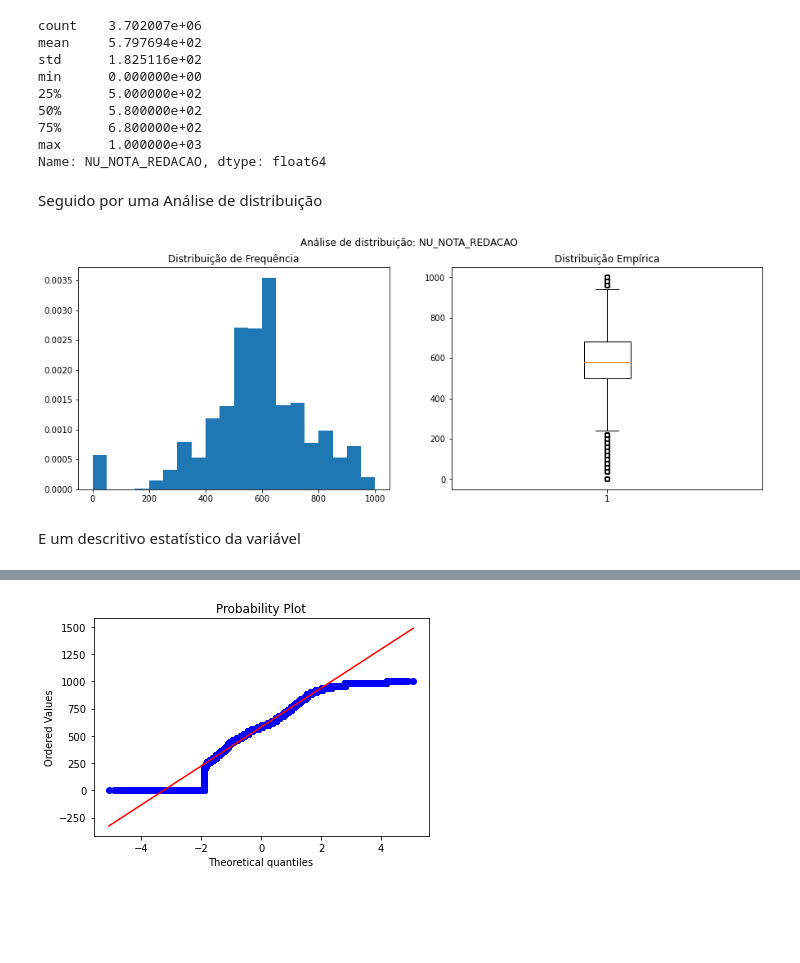
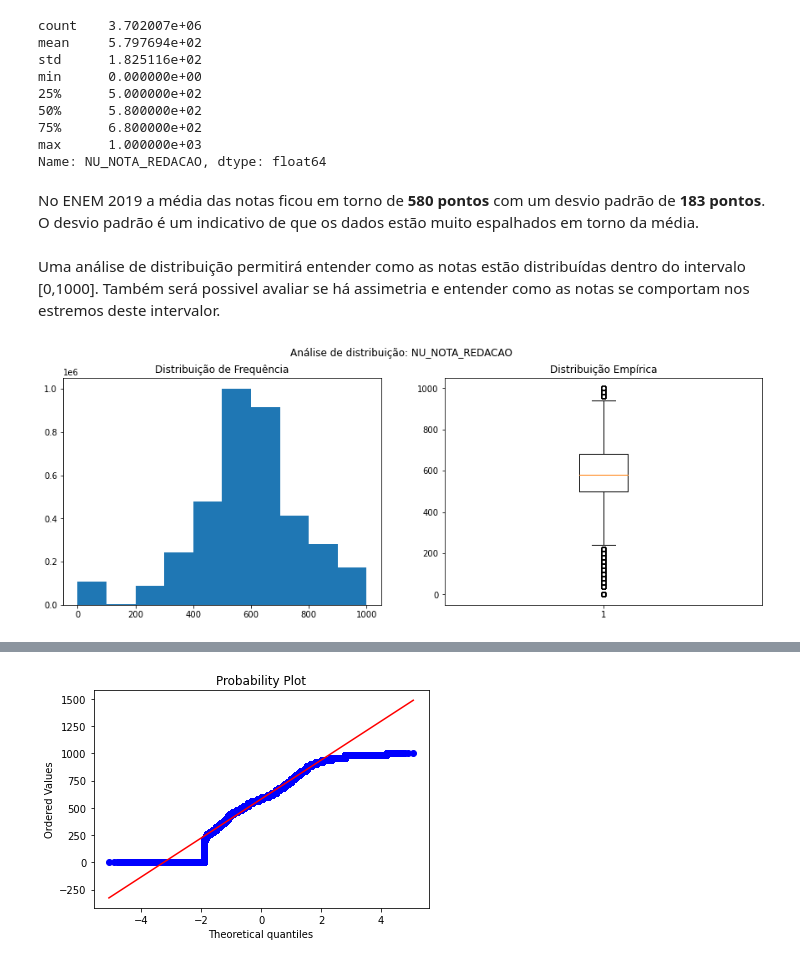
Before and after one commit to edvaldolaraujo/ML-Dados-Enem2019, a Jupyter notebook: 2 - ENEM 2019 - Experimento Machine Learning - Analise Exploratoria de Dados.ipynb, the cells around one changed output, grey strips where cells are left out. Saved outputs shown, nothing was run; the diff lists cells and outputs as text; code cells hidden in the pictures; blank space fills up the shorter version.

```diff
--- a/2 - ENEM 2019 - Experimento Machine Learning - Analise Exploratoria de Dados.ipynb
+++ b/2 - ENEM 2019 - Experimento Machine Learning - Analise Exploratoria de Dados.ipynb
@@ -44,22 +44,23 @@ min      0.000000e+00
 75%      6.800000e+02
 max      1.000000e+03
 Name: NU_NOTA_REDACAO, dtype: float64
-# %% [markdown]
-Seguido por uma Análise de distribuição
+# %% [markdown]
+No ENEM 2019 a média das notas ficou em torno de **580 pontos** com um desvio padrão de **183 pontos**.
+O desvio padrão é um indicativo de que os dados estão muito espalhados em torno da média.
+# %% [markdown]
+Uma análise de distribuição permitirá entender como as notas estão distribuídas dentro do intervalo [0,1000]. Também será possivel avaliar se há assimetria e entender como as notas se comportam nos estremos deste intervalor.
 # %%
 import matplotlib.pyplot as plt
 # %%
 fig, axs = plt.subplots(1, 2, figsize=(15,5))
 
 fig.suptitle('Análise de distribuição: NU_NOTA_REDACAO')
 
 axs[0].set_title('Distribuição de Frequência')
-axs[0].hist(enem2019_dados['NU_NOTA_REDACAO'],  bins=20, density=True)
+axs[0].hist(enem2019_dados['NU_NOTA_REDACAO'],  bins=10)
 axs[1].set_title('Distribuição Empírica')
 axs[1].boxplot(enem2019_dados['NU_NOTA_REDACAO'])
 
 plt.show()
 # %% [output]
-[figure, old version]
+[figure, new version]
-# %% [markdown]
-E um descritivo estatístico da variável
```
Also changed, not shown: parts of 19 cells of this notebook, 2 other files.
